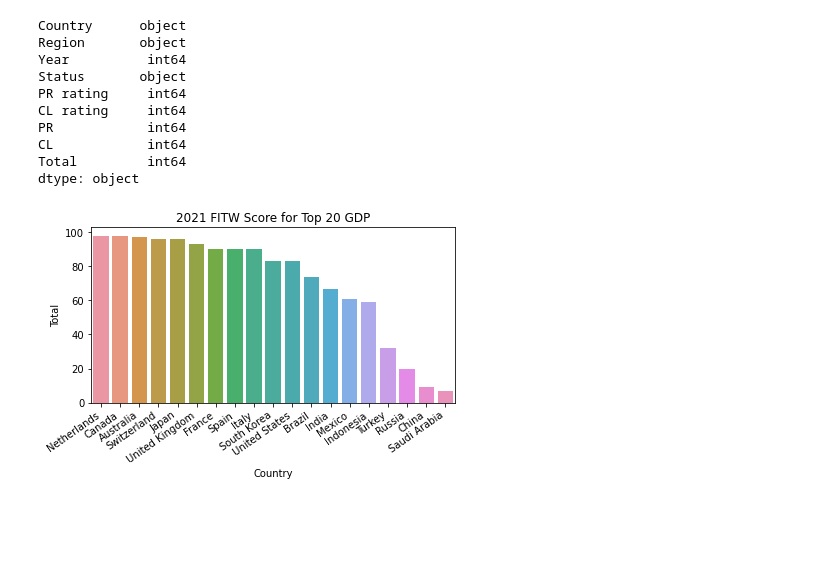
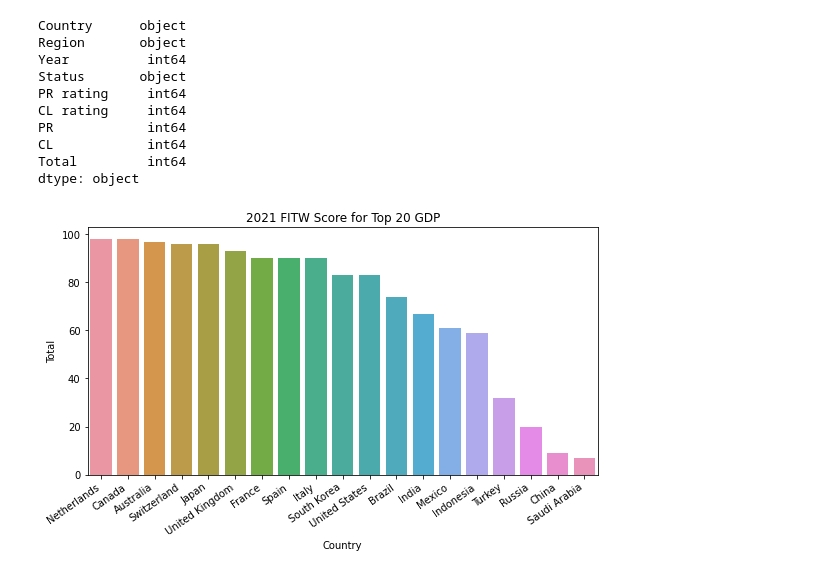
Before and after one commit to keithroger/notebooks, a Jupyter notebook: Freedom in the World 2013-2021/fitw.ipynb, the cells around one changed output. Saved outputs shown, nothing was run; the diff lists cells and outputs as text; code cells hidden in the pictures; blank space fills up the shorter version.

```diff
--- a/Freedom in the World 2013-2021/fitw.ipynb
+++ b/Freedom in the World 2013-2021/fitw.ipynb
@@ -42,28 +42,28 @@ dtype: object
 # %%
 # Bar graph of all counties in 2021
 # TODO change to line graph over time
 highest_gdp = [
         'United States', 'China', 'Japan', 'United Kingdom', 'India',
         'France', 'Italy', 'Canada', 'South Korea', 'Russia', 'Brazil',
         'Australia', 'Spain', 'Indonesia', 'Mexico', 'Netherlands',
         'Switzerland', 'Saudi Arabia', 'Turkey']
 scores = countries[countries['Year'] == 2021]
 scores = scores[scores['Country'].isin(highest_gdp)]
 scores = scores.sort_values(
         by='Total',
         axis=0,
         ascending=False)
-plt.figure()
+plt.figure(figsize=(8, 5))
 g = sns.barplot(
         x='Country',
         y='Total',
         data=scores)
 g.set_title('2021 FITW Score for Top 20 GDP')
 plt.xticks(rotation=35, ha='right')
 plt.tight_layout()
 plt.savefig('images/country_scores_by_gdp.png')
 # %% [output]
-[figure, old version]
+[figure, new version]
 # %%
 # voilin plot showing the change in distribution by year
 plt.figure()
```
Also changed, not shown: parts of 7 cells of this notebook, 8 other files.
